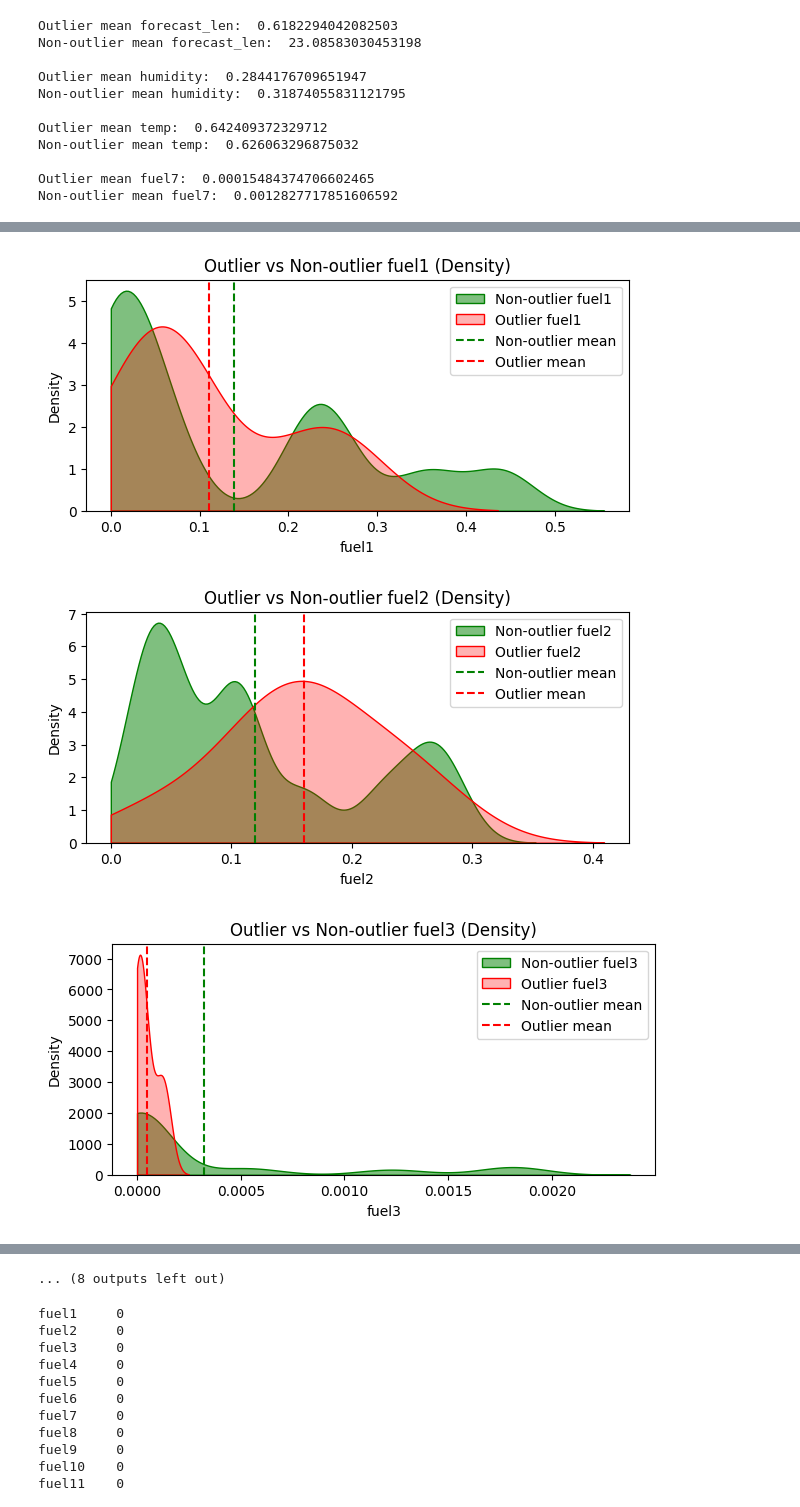
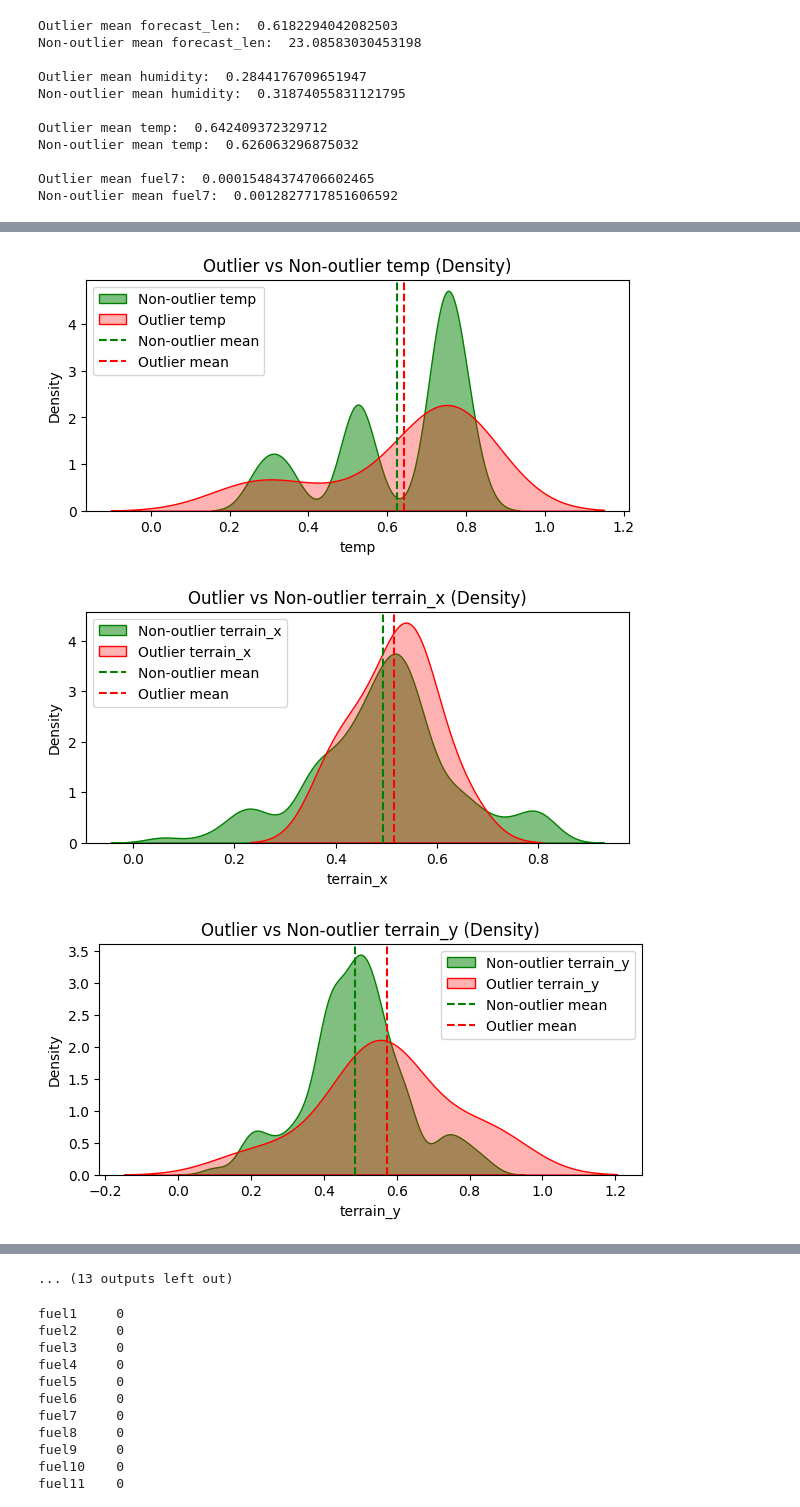
Before and after one commit to isaaclee2/Wildfire_Research, a Jupyter notebook: training_model_analysis.ipynb, the cells around one changed output, grey strips where cells are left out. Cells and saved outputs as stored; diff of their text form; code cells hidden in the pictures.

Commit message:
real fire testing

```diff
--- a/model_analysis.ipynb
+++ b/training_model_analysis.ipynb
@@ -143,8 +300,10 @@ for i in range(10):
 # Forecast Length on Model Accuracy
 # %%
 real = real_samples['arr_0']
+print(np.mean(real))
 abs_error = np.abs(real-pred)
-forecast_len = training_data[:,1]
+print(abs_error.shape)
+forecast_len = testing_data[:,1]
 error_columns = ['forecast_len', 'error']
 error_data = pd.DataFrame(np.column_stack((forecast_len*50, abs_error)),columns=error_columns)
 
@@ -154,7 +313,7 @@ under = np.where(pred < real)[0]
 plt.figure(figsize=(6,4))
 plt.scatter(error_data['forecast_len'][over], error_data['error'][over], color='dodgerblue', label='Over-predicted', alpha=0.7)
 plt.scatter(error_data['forecast_len'][under], error_data['error'][under], color='tomato', label='Under-predicted', alpha=0.7)
-plt.title('Forecast Length on Absolute Error')
+plt.title('Forecast Length on Absolute Error (0.06 Mean Fire Area)')
 plt.xlabel('Forecast Length [hours]')
 plt.ylabel('Error')
 plt.legend()
@@ -189,11 +350,11 @@ outlier_indices = np.where(normalized_error_data['normalized_error'] >= threshol
 print(outlier_indices.size)
 
 col_names = ["fire_area", "forecast_len", "u", "v", "humidity", "temp", "terrain_x", "terrain_y", "terrain_var", "terrain_RMS", "fuel1", "fuel2", "fuel3", "fuel4", "fuel5", "fuel6", "fuel7", "fuel8", "fuel9", "fuel10", "fuel11", "fuel12","fuel13", "fuel14"]
-outlier_data = pd.DataFrame(training_data[outlier_indices], columns=col_names)
+outlier_data = pd.DataFrame(testing_data[outlier_indices], columns=col_names)
 
 non_outlier_indices = np.where(normalized_error_data['normalized_error'] < threshold)[0]
 print(non_outlier_indices.size)
-non_outlier_data = pd.DataFrame(training_data[non_outlier_indices], columns=col_names)
+non_outlier_data = pd.DataFrame(testing_data[non_outlier_indices], columns=col_names)
 
 print(forecast_len[outlier_indices])
 # %% [output]
@@ -227,6 +388,15 @@ Outlier mean fuel7:  0.00015484374706602465
 Non-outlier mean fuel7:  0.0012827717851606592
 # %%
 import seaborn as sns
+
+plt.figure(figsize=(7,3))
+sns.kdeplot(non_outlier_data['forecast_len'], fill=True, alpha=0.5, label='Non-outlier forecast_len', color='green')
+sns.kdeplot(outlier_data['forecast_len'], fill=True, alpha=0.3, label='Outlier forecast_len', color='red')
+plt.axvline(non_outlier_data['forecast_len'].mean(), color='green', linestyle='--', label='Non-outlier mean')
+plt.axvline(outlier_data['forecast_len'].mean(), color='red', linestyle='--', label='Outlier mean')
+plt.title('Outlier vs Non-outlier forecast_len (Density)')
+plt.legend()
+plt.show()
 
 plt.figure(figsize=(7,3))
 sns.kdeplot(non_outlier_data['humidity'], fill=True, alpha=0.5, label='Non-outlier humidity', color='green')
@@ -252,6 +422,7 @@ non_outlier_windspeed = np.sqrt(non_outlier_u**2 + non_outlier_v**2)
 outlier_u = outlier_data['u']
 outlier_v = outlier_data['v']
 outlier_windspeed = np.sqrt(outlier_u**2 + outlier_v**2)
+
 plt.figure(figsize=(7,3))
 sns.kdeplot(non_outlier_windspeed, fill=True, alpha=0.5, label='Non-outlier windspeed', color='green')
 sns.kdeplot(outlier_windspeed, fill=True, alpha=0.3, label='Outlier windspeed', color='red')
@@ -285,6 +456,43 @@ plt.axvline(outlier_data['temp'].mean(), color='red', linestyle='--', label='Out
 plt.title('Outlier vs Non-outlier temp (Density)')
 plt.legend()
 plt.show()
+
+plt.figure(figsize=(7,3))
+sns.kdeplot(non_outlier_data['terrain_x'], fill=True, alpha=0.5, label='Non-outlier terrain_x', color='green')
+sns.kdeplot(outlier_data['terrain_x'], fill=True, alpha=0.3, label='Outlier terrain_x', color='red')
+plt.axvline(non_outlier_data['terrain_x'].mean(), color='green', linestyle='--', label='Non-outlier mean')
+plt.axvline(outlier_data['terrain_x'].mean(), color='red', linestyle='--', label='Outlier mean')
+plt.title('Outlier vs Non-outlier terrain_x (Density)')
+plt.legend()
+plt.show()
+
+plt.figure(figsize=(7,3))
+sns.kdeplot(non_outlier_data['terrain_y'], fill=True, alpha=0.5, label='Non-outlier terrain_y', color='green')
+sns.kdeplot(outlier_data['terrain_y'], fill=True, alpha=0.3, label='Outlier terrain_y', color='red')
+plt.axvline(non_outlier_data['terrain_y'].mean(), color='green', linestyle='--', label='Non-outlier mean')
+plt.axvline(outlier_data['terrain_y'].mean(), color='red', linestyle='--', label='Outlier mean')
+plt.title('Outlier vs Non-outlier terrain_y (Density)')
+plt.legend()
+plt.show()
+
+plt.figure(figsize=(7,3))
+sns.kdeplot(non_outlier_data['terrain_var'], fill=True, alpha=0.5, label='Non-outlier terrain_var', color='green')
+sns.kdeplot(outlier_data['terrain_var'], fill=True, alpha=0.3, label='Outlier terrain_var', color='red')
+plt.axvline(non_outlier_data['terrain_var'].mean(), color='green', linestyle='--', label='Non-outlier mean')
+plt.axvline(outlier_data['terrain_var'].mean(), color='red', linestyle='--', label='Outlier mean')
+plt.title('Outlier vs Non-outlier terrain_var (Density)')
+plt.legend()
+plt.show()
+
+plt.figure(figsize=(7,3))
+sns.kdeplot(non_outlier_data['terrain_RMS'], fill=True, alpha=0.5, label='Non-outlier terrain_RMS', color='green')
+sns.kdeplot(outlier_data['terrain_RMS'], fill=True, alpha=0.3, label='Outlier terrain_RMS', color='red')
+plt.axvline(non_outlier_data['terrain_RMS'].mean(), color='green', linestyle='--', label='Non-outlier mean')
+plt.axvline(outlier_data['terrain_RMS'].mean(), color='red', linestyle='--', label='Outlier mean')
+plt.title('Outlier vs Non-outlier terrain_RMS (Density)')
+plt.legend()
+plt.show()
+
 
 plt.figure(figsize=(7,3))
 sns.kdeplot(non_outlier_data['fuel1'], fill=True, alpha=0.5, label='Non-outlier fuel1', color='green', clip=(0, None))
@@ -408,3 +616,3 @@ plt.show()
-[figure, old version]
+[figure, new version]
-[figure, old version]
+[figure, new version]
-[figure, old version]
+[figure, new version]
@@ -414,3 +622,3 @@ plt.show()
-... (8 outputs left out)
+... (13 outputs left out)
 # %%
 col_names = ["fire_area", "forecast_len", "u", "v", "humidity", "temp", "terrain_x", "terrain_y", "terrain_var", "terrain_RMS", "fuel1", "fuel2", "fuel3", "fuel4", "fuel5", "fuel6", "fuel7", "fuel8", "fuel9", "fuel10", "fuel11", "fuel12","fuel13", "fuel14"]
```
Also changed, not shown: parts of 19 cells of this notebook, 19 other files.
